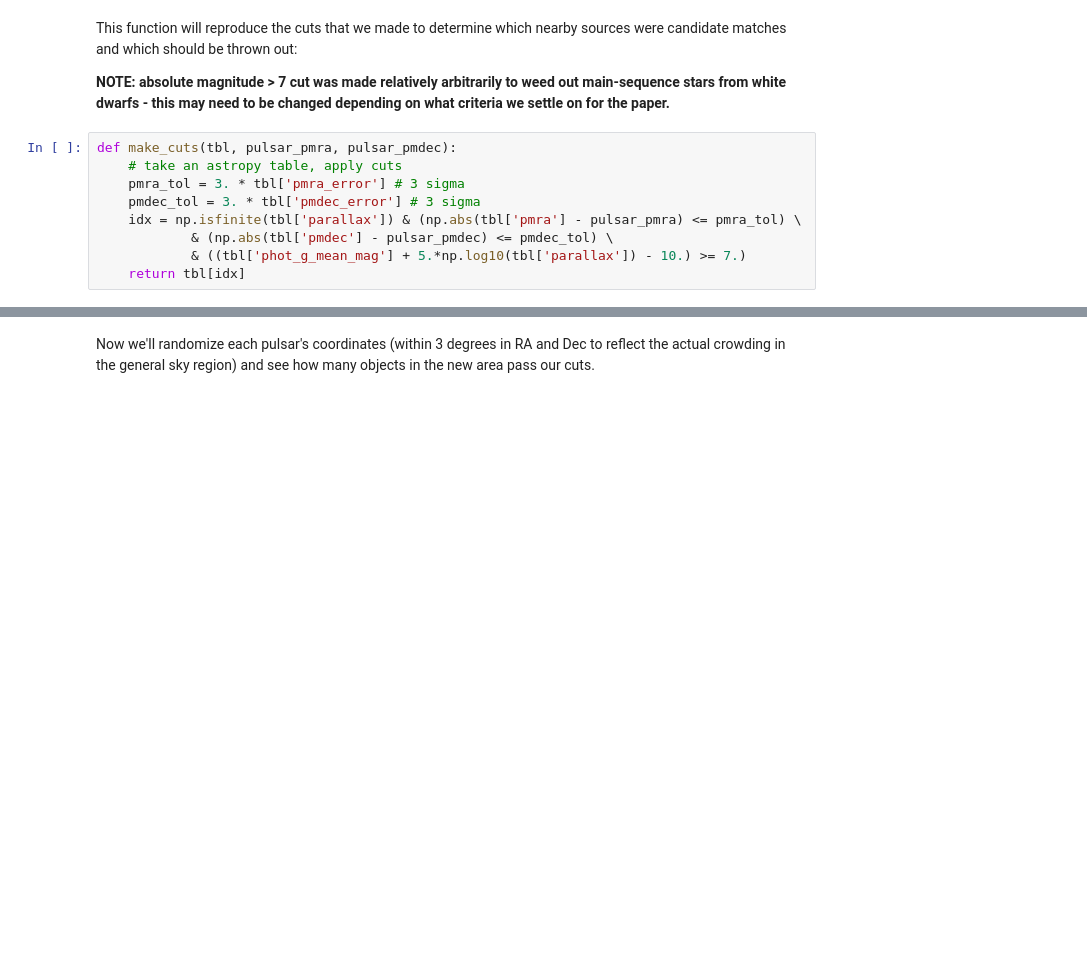
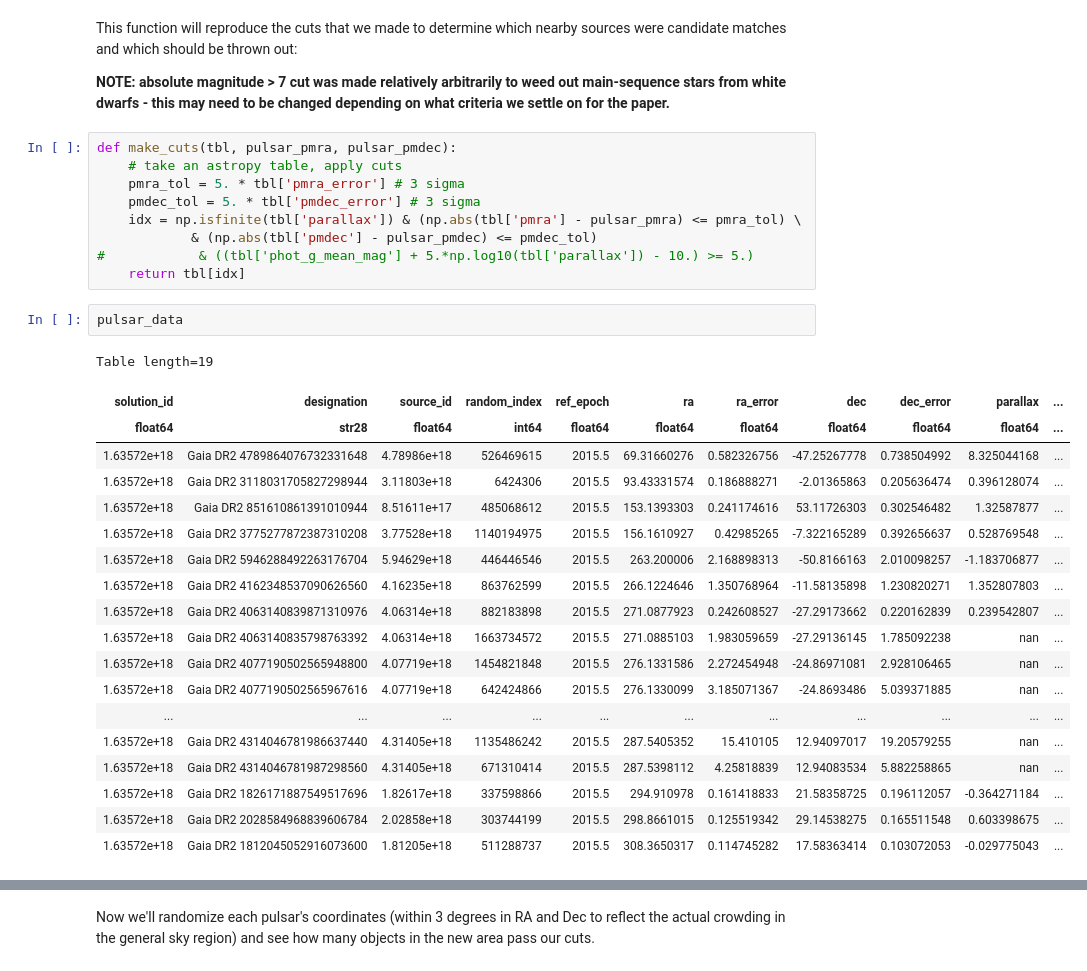
Before and after one commit to ChiaraMingarelli/gaia_pulsars, a Jupyter notebook: codes/false_alarm_test.ipynb, the cells around one changed output, grey strips where cells are left out. Cells and saved outputs as stored; diff of their text form; blank space fills up the shorter version.

```diff
--- a/codes/false_alarm_test.ipynb
+++ b/codes/false_alarm_test.ipynb
@@ -31,12 +31,34 @@ This function will reproduce the cuts that we made to determine which nearby sou
 # %%
 def make_cuts(tbl, pulsar_pmra, pulsar_pmdec):
     # take an astropy table, apply cuts
-    pmra_tol = 3. * tbl['pmra_error'] # 3 sigma
-    pmdec_tol = 3. * tbl['pmdec_error'] # 3 sigma
+    pmra_tol = 5. * tbl['pmra_error'] # 3 sigma
+    pmdec_tol = 5. * tbl['pmdec_error'] # 3 sigma
     idx = np.isfinite(tbl['parallax']) & (np.abs(tbl['pmra'] - pulsar_pmra) <= pmra_tol) \
-            & (np.abs(tbl['pmdec'] - pulsar_pmdec) <= pmdec_tol) \
-            & ((tbl['phot_g_mean_mag'] + 5.*np.log10(tbl['parallax']) - 10.) >= 7.)
+            & (np.abs(tbl['pmdec'] - pulsar_pmdec) <= pmdec_tol)
+#            & ((tbl['phot_g_mean_mag'] + 5.*np.log10(tbl['parallax']) - 10.) >= 5.)
     return tbl[idx]
+# %%
+pulsar_data
+# %% [output]
+Table length=19
+| solution_id | designation | source_id | random_index | ref_epoch | ra | ra_error | dec | dec_error | parallax | ... |
+| float64 | str28 | float64 | int64 | float64 | float64 | float64 | float64 | float64 | float64 | ... |
+| 1.63572e+18 | Gaia DR2 4789864076732331648 | 4.78986e+18 | 526469615 | 2015.5 | 69.31660276 | 0.582326756 | -47.25267778 | 0.738504992 | 8.325044168 | ... |
+| 1.63572e+18 | Gaia DR2 3118031705827298944 | 3.11803e+18 | 6424306 | 2015.5 | 93.43331574 | 0.186888271 | -2.01365863 | 0.205636474 | 0.396128074 | ... |
+| 1.63572e+18 | Gaia DR2 851610861391010944 | 8.51611e+17 | 485068612 | 2015.5 | 153.1393303 | 0.241174616 | 53.11726303 | 0.302546482 | 1.32587877 | ... |
+| 1.63572e+18 | Gaia DR2 3775277872387310208 | 3.77528e+18 | 1140194975 | 2015.5 | 156.1610927 | 0.42985265 | -7.322165289 | 0.392656637 | 0.528769548 | ... |
+| 1.63572e+18 | Gaia DR2 5946288492263176704 | 5.94629e+18 | 446446546 | 2015.5 | 263.200006 | 2.168898313 | -50.8166163 | 2.010098257 | -1.183706877 | ... |
+| 1.63572e+18 | Gaia DR2 4162348537090626560 | 4.16235e+18 | 863762599 | 2015.5 | 266.1224646 | 1.350768964 | -11.58135898 | 1.230820271 | 1.352807803 | ... |
+| 1.63572e+18 | Gaia DR2 4063140839871310976 | 4.06314e+18 | 882183898 | 2015.5 | 271.0877923 | 0.242608527 | -27.29173662 | 0.220162839 | 0.239542807 | ... |
+| 1.63572e+18 | Gaia DR2 4063140835798763392 | 4.06314e+18 | 1663734572 | 2015.5 | 271.0885103 | 1.983059659 | -27.29136145 | 1.785092238 | nan | ... |
+| 1.63572e+18 | Gaia DR2 4077190502565948800 | 4.07719e+18 | 1454821848 | 2015.5 | 276.1331586 | 2.272454948 | -24.86971081 | 2.928106465 | nan | ... |
+| 1.63572e+18 | Gaia DR2 4077190502565967616 | 4.07719e+18 | 642424866 | 2015.5 | 276.1330099 | 3.185071367 | -24.8693486 | 5.039371885 | nan | ... |
+| ... | ... | ... | ... | ... | ... | ... | ... | ... | ... | ... |
+| 1.63572e+18 | Gaia DR2 4314046781986637440 | 4.31405e+18 | 1135486242 | 2015.5 | 287.5405352 | 15.410105 | 12.94097017 | 19.20579255 | nan | ... |
+| 1.63572e+18 | Gaia DR2 4314046781987298560 | 4.31405e+18 | 671310414 | 2015.5 | 287.5398112 | 4.25818839 | 12.94083534 | 5.882258865 | nan | ... |
+| 1.63572e+18 | Gaia DR2 1826171887549517696 | 1.82617e+18 | 337598866 | 2015.5 | 294.910978 | 0.161418833 | 21.58358725 | 0.196112057 | -0.364271184 | ... |
+| 1.63572e+18 | Gaia DR2 2028584968839606784 | 2.02858e+18 | 303744199 | 2015.5 | 298.8661015 | 0.125519342 | 29.14538275 | 0.165511548 | 0.603398675 | ... |
+| 1.63572e+18 | Gaia DR2 1812045052916073600 | 1.81205e+18 | 511288737 | 2015.5 | 308.3650317 | 0.114745282 | 17.58363414 | 0.103072053 | -0.029775043 | ... |
 # %%
 make_cuts(pulsar_data,
           pulsar_data['pmra_1'],
```
Also changed, not shown: parts of 3 cells of this notebook, 3 other files.
